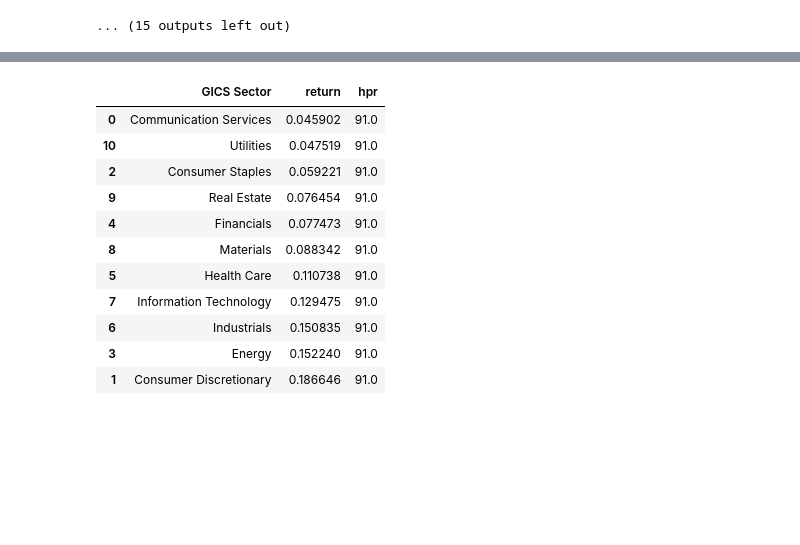
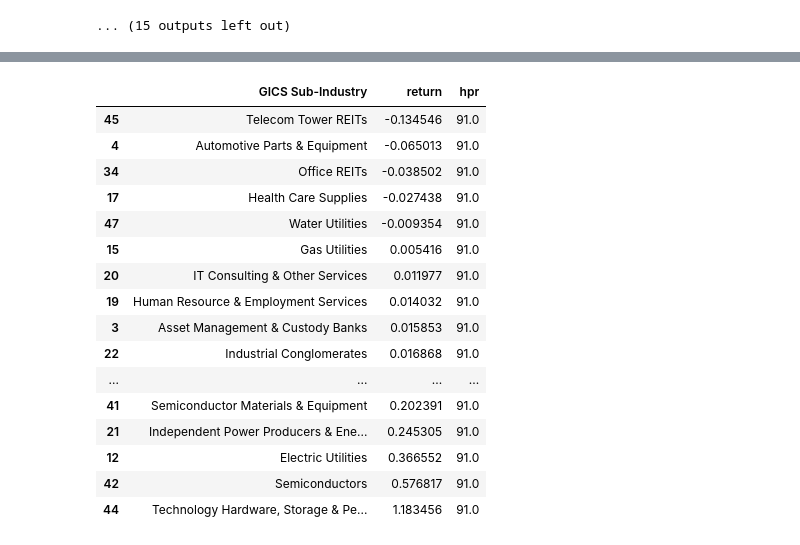
Before and after one commit to chung-ejy/sapling, a Jupyter notebook: multiasset_financial_machine_active_analysis.ipynb, the cells around one changed output, grey strips where cells are left out. Cells and saved outputs as stored; diff of their text form; code cells hidden in the pictures; blank space fills up the shorter version.

```diff
--- a/multiasset_financial_machine_active_analysis.ipynb
+++ b/multiasset_financial_machine_active_analysis.ipynb
@@ -158,14 +132,14 @@ for ticker in tqdm(sp500["ticker"].unique()):
         price = price.merge(sim[["year","quarter","ticker","prediction"]],on=["year","quarter","ticker"],how="left")
         price = price.merge(spy[["date","spy"]],on="date",how="left")
         price = price.merge(market_yield[["date","rf"]],on="date",how="left")
-        price = price.merge(sp500[["ticker","GICS Sector"]],on="ticker",how="left")
+        price = price.merge(sp500[["ticker","GICS Sub-Industry"]],on="ticker",how="left")
         price["expected_return"] = (price["prediction"] - price["adjclose"]) / price["adjclose"]
         price["historical_return"] = price["adjclose"].pct_change(90)
         price["factor_return"] = price["spy"].pct_change(90)
-        price["cov"] = price["factor_return"].rolling(100).cov(price["historical_return"])
+        price["cov"] = price["factor_return"].rolling(100).cov(price["expected_return"])
         price["var"] = price["factor_return"].rolling(100).var()
         price["beta"] = price["cov"] / price["var"]
-        price["excess_return"] = price["rf"] + price["beta"] * (price["historical_return"] - price["rf"])
+        price["excess_return"] = price["rf"] + price["beta"] * (price["expected_return"] - price["rf"])
         prices.append(price)
     except Exception as e:
         print(ticker,str(e))
@@ -181,3 +153,4 @@ ZTS 'date'
 # %%
 sim = pd.concat(prices).dropna()
 sim["quarter"] = [x.quarter for x in sim["date"]]
+sim = sim[sim["date"]>datetime(2024,1,1)]
@@ -186,7 +175,7 @@ sim["quarter"] = [x.quarter for x in sim["date"]]
 start = sim["date"].min()
 end = sim["date"].max()
 date = start
-number_of_stocks = 5
+number_of_stocks = 1
 portfolio = {
     "date": date,
     "tax": 0,
@@ -196,7 +185,7 @@ portfolio = {
         {
             "stocks": [{"ticker": "", "adjclose": 0, "quantity": 0} for _ in range(number_of_stocks)],
         }
-        for _ in sp500["GICS Sector"].unique()
+        for _ in sp500["GICS Sub-Industry"].unique()
     ]
 }
 states = []
@@ -214,9 +203,9 @@ for date in sim.sort_values("date")["date"].unique():
             cash = portfolio["cash"]
             portfolio["date"] = date
             positions = copy.deepcopy(portfolio["positions"])
-            for i in range(11):
+            for i in range(125):
                 position = positions[i]
-                sector = list(sp500["GICS Sector"].unique())[i]
+                sector = list(sp500["GICS Sub-Industry"].unique())[i]
                 stocks = copy.deepcopy(position["stocks"])
                 for j in range(number_of_stocks):
                     stock = stocks[j]
@@ -231,9 +220,9 @@ for date in sim.sort_values("date")["date"].unique():
             cash = portfolio["cash"]
             positions = copy.deepcopy(portfolio["positions"])
 
-            for i in range(11):
+            for i in range(125):
                 position = positions[i]
-                sector = list(sp500["GICS Sector"].unique())[i]
+                sector = list(sp500["GICS Sub-Industry"].unique())[i]
                 stocks = copy.deepcopy(position["stocks"])
                 for j in range(number_of_stocks):
                     stock = stocks[j]
@@ -241,7 +230,7 @@ for date in sim.sort_values("date")["date"].unique():
                     if ticker != "":
                         notional = stock["pv"]
                         hpr = int((date - stock["buy_date"]).days)
-                        opportunity_row = today[today["GICS Sector"] == sector].sort_values("expected_return", ascending=False).iloc[j]
+                        opportunity_row = today[today["GICS Sub-Industry"] == sector].sort_values("expected_return", ascending=False).iloc[j]
                         opportunity_ticker = opportunity_row["ticker"]
                         if (hpr > 90):
                             row = today[today["ticker"] == ticker].iloc[0]
@@ -254,14 +243,14 @@ for date in sim.sort_values("date")["date"].unique():
                             positions[i] = position
                 portfolio["positions"] = positions
             if date == sim["date"].min():
-                for i in range(11):
-                    notional = float(cash / 11 / number_of_stocks)
+                for i in range(125):
+                    notional = float(cash / 125 / number_of_stocks)
                     position = positions[i]
-                    sector = list(sp500["GICS Sector"].unique())[i]
+                    sector = list(sp500["GICS Sub-Industry"].unique())[i]
                     stocks = copy.deepcopy(position["stocks"])
                     for j in range(number_of_stocks):
                         stock = stocks[j]
-                        row = today[today["GICS Sector"] == sector].sort_values("expected_return", ascending=False).iloc[j]
+                        row = today[today["GICS Sub-Industry"] == sector].sort_values("expected_return", ascending=False).iloc[j]
                         stock = Stock.buy(row, stock, notional)
                         stock["sector"] = sector
                         position["stocks"][j] = stock
@@ -353,5 +325,5 @@ plt.show()
 # %%
-t = pd.DataFrame(trades).merge(sp500[["ticker","GICS Sector"]],on="ticker",how="left")
+t = pd.DataFrame(trades).merge(sp500[["ticker","GICS Sub-Industry"]],on="ticker",how="left")
 t["return"] = (t["adjclose"] - t["buy_price"]) / t["buy_price"]
 t["hpr"] = t["sell_date"] - t["buy_date"]
 t["hpr"] = [int(x.days) for x in t["hpr"]]
@@ -378,15 +350,20 @@ t.sort_values("return",ascending=False).head(30)
 # %%
-t.groupby(["GICS Sector"]).agg({"return":"mean","hpr":"mean"}).reset_index().sort_values("return").tail(50)
+t.groupby(["GICS Sub-Industry"]).agg({"return":"mean","hpr":"mean"}).reset_index().sort_values("return").tail(50)
 # %% [output]
-|  | GICS Sector | return | hpr |
-| 0 | Communication Services | 0.045902 | 91.0 |
-| 10 | Utilities | 0.047519 | 91.0 |
-| 2 | Consumer Staples | 0.059221 | 91.0 |
-| 9 | Real Estate | 0.076454 | 91.0 |
-| 4 | Financials | 0.077473 | 91.0 |
-| 8 | Materials | 0.088342 | 91.0 |
-| 5 | Health Care | 0.110738 | 91.0 |
-| 7 | Information Technology | 0.129475 | 91.0 |
-| 6 | Industrials | 0.150835 | 91.0 |
-| 3 | Energy | 0.152240 | 91.0 |
-| 1 | Consumer Discretionary | 0.186646 | 91.0 |
+|  | GICS Sub-Industry | return | hpr |
+| 45 | Telecom Tower REITs | -0.134546 | 91.0 |
+| 4 | Automotive Parts & Equipment | -0.065013 | 91.0 |
+| 34 | Office REITs | -0.038502 | 91.0 |
+| 17 | Health Care Supplies | -0.027438 | 91.0 |
+| 47 | Water Utilities | -0.009354 | 91.0 |
+| 15 | Gas Utilities | 0.005416 | 91.0 |
+| 20 | IT Consulting & Other Services | 0.011977 | 91.0 |
+| 19 | Human Resource & Employment Services | 0.014032 | 91.0 |
+| 3 | Asset Management & Custody Banks | 0.015853 | 91.0 |
+| 22 | Industrial Conglomerates | 0.016868 | 91.0 |
+| ... | ... | ... | ... |
+| 41 | Semiconductor Materials & Equipment | 0.202391 | 91.0 |
+| 21 | Independent Power Producers & Ene... | 0.245305 | 91.0 |
+| 12 | Electric Utilities | 0.366552 | 91.0 |
+| 42 | Semiconductors | 0.576817 | 91.0 |
+| 44 | Technology Hardware, Storage & Pe... | 1.183456 | 91.0 |
```
Also changed, not shown: parts of 16 cells of this notebook.
